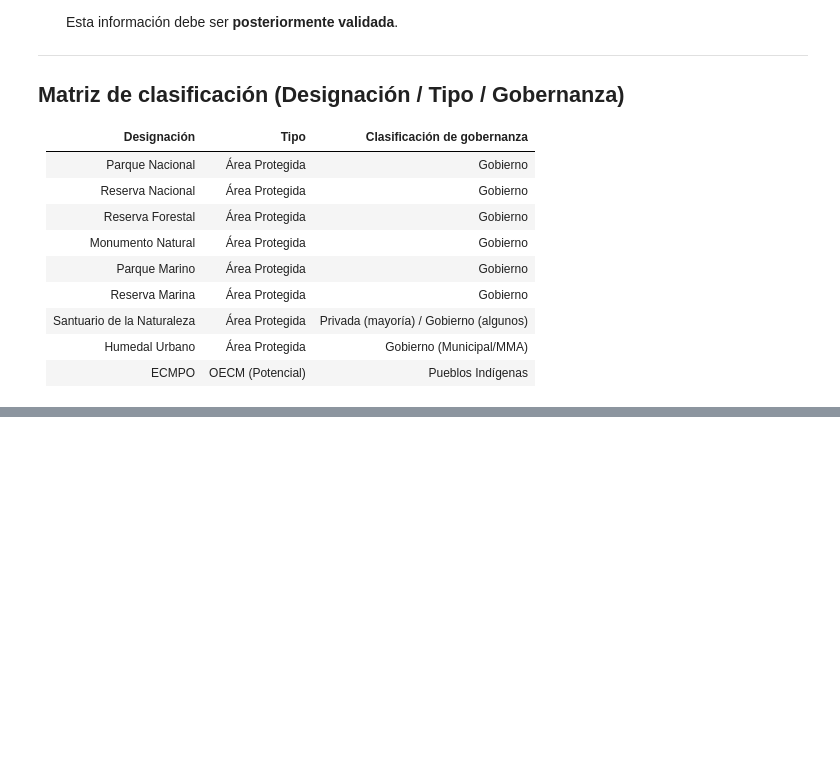
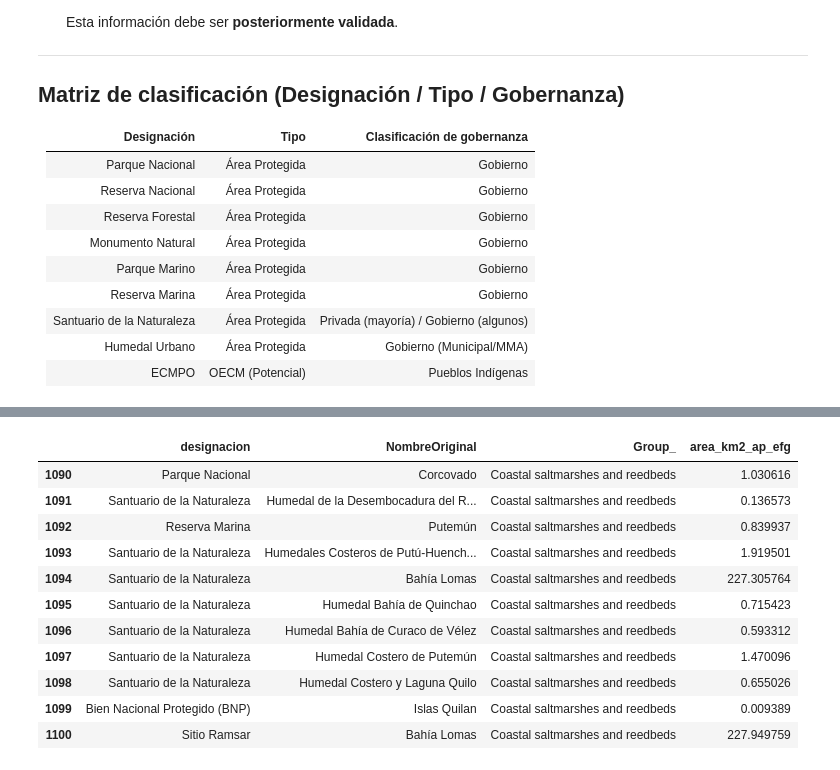
Before and after one commit to IEB-BIODATA/7NR-Indicators, a Jupyter notebook: indicadores/3_1_percentage_protected_area_coverage/3_1_Percentage_protected_area_coverage.ipynb, the cells around one changed output, grey strips where cells are left out. Saved outputs shown, nothing was run; the diff lists cells and outputs as text; code cells hidden in the pictures; blank space fills up the shorter version.

```diff
--- a/indicadores/3_1_percentage_protected_area_coverage/3_1_Percentage_protected_area_coverage.ipynb
+++ b/indicadores/3_1_percentage_protected_area_coverage/3_1_Percentage_protected_area_coverage.ipynb
@@ -509,0 +541,5 @@ Pendiente
+# %%
+areas_protegidas_efg_terrestres_gpd = efg_continental_gpd_aggregate.copy()
+areas_protegidas_total_gpd_union_geomery = gpd.GeoDataFrame({"id":[1]}, geometry=[areas_protegidas_total_gpd_union], crs=areas_protegidas_total_gpd.crs)
+areas_protegidas_efg_terrestres_gpd["geometry"] = areas_protegidas_efg_terrestres_gpd.geometry.intersection(areas_protegidas_total_gpd_union_geomery.geometry.iloc[0])
+areas_protegidas_efg_terrestres_gpd = areas_protegidas_efg_terrestres_gpd[~areas_protegidas_efg_terrestres_gpd.is_empty].copy()
@@ -712,0 +888,15 @@ Se debe definir un **proxy** basado en atributos de gestión disponibles (ej. ex
+# %%
+areas_protegidas_efg_terrestres_gpd[areas_protegidas_efg_terrestres_gpd["Group_"]=="Coastal saltmarshes and reedbeds"][["designacion", "NombreOriginal", "Group_", "area_km2_ap_efg"]]
+# %% [output]
+|  | designacion | NombreOriginal | Group_ | area_km2_ap_efg |
+| 1090 | Parque Nacional | Corcovado | Coastal saltmarshes and reedbeds | 1.030616 |
+| 1091 | Santuario de la Naturaleza | Humedal de la Desembocadura del R... | Coastal saltmarshes and reedbeds | 0.136573 |
+| 1092 | Reserva Marina | Putemún | Coastal saltmarshes and reedbeds | 0.839937 |
+| 1093 | Santuario de la Naturaleza | Humedales Costeros de Putú-Huench... | Coastal saltmarshes and reedbeds | 1.919501 |
+| 1094 | Santuario de la Naturaleza | Bahía Lomas | Coastal saltmarshes and reedbeds | 227.305764 |
+| 1095 | Santuario de la Naturaleza | Humedal Bahía de Quinchao | Coastal saltmarshes and reedbeds | 0.715423 |
+| 1096 | Santuario de la Naturaleza | Humedal Bahía de Curaco de Vélez | Coastal saltmarshes and reedbeds | 0.593312 |
+| 1097 | Santuario de la Naturaleza | Humedal Costero de Putemún | Coastal saltmarshes and reedbeds | 1.470096 |
+| 1098 | Santuario de la Naturaleza | Humedal Costero y Laguna Quilo | Coastal saltmarshes and reedbeds | 0.655026 |
+| 1099 | Bien Nacional Protegido (BNP) | Islas Quilan | Coastal saltmarshes and reedbeds | 0.009389 |
+| 1100 | Sitio Ramsar | Bahía Lomas | Coastal saltmarshes and reedbeds | 227.949759 |
```
Also changed, not shown: parts of 36 cells of this notebook, 2 other files.
